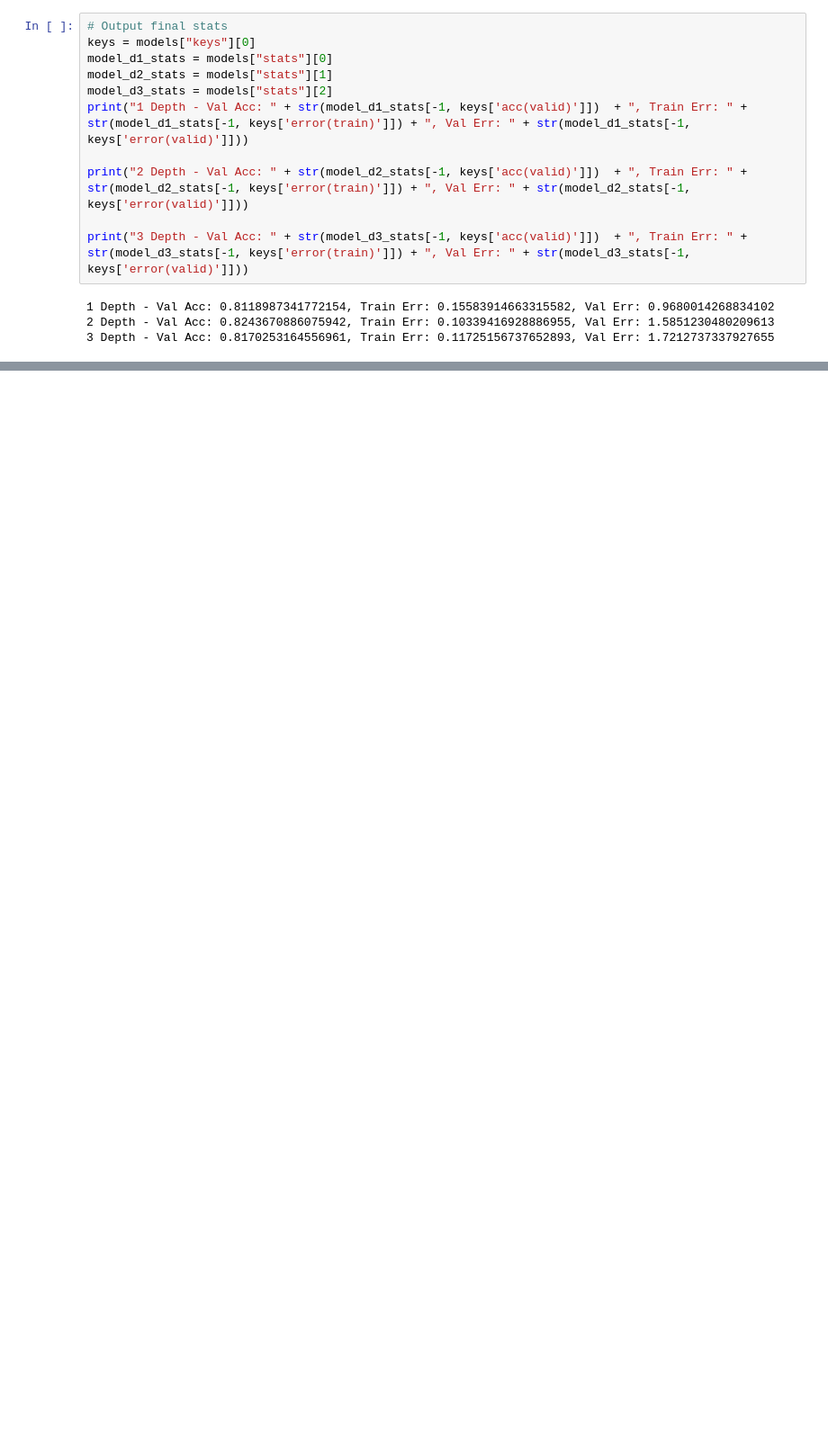
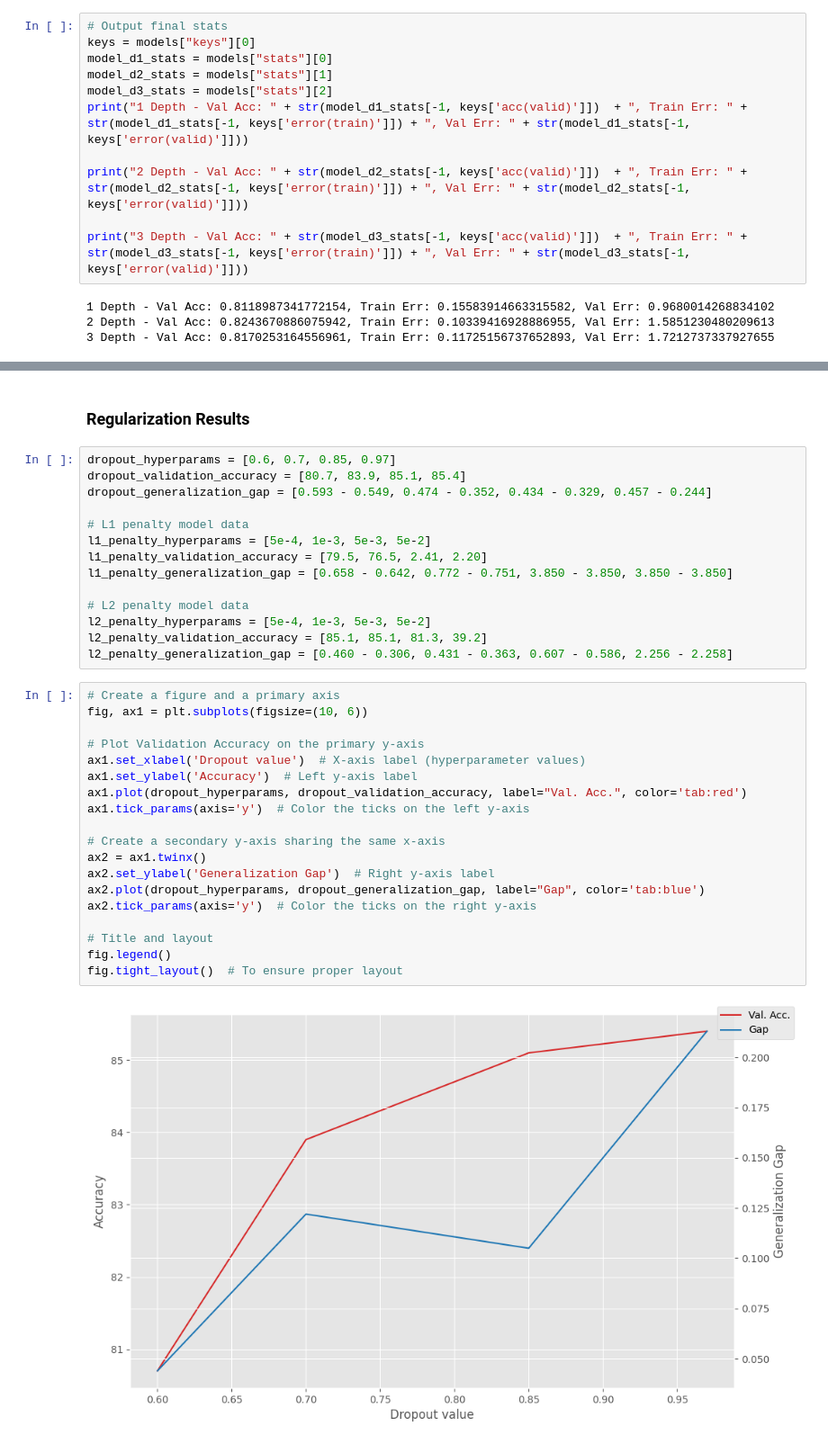
Before and after one commit to Lukas-Jurcaga/mlpractical, a Jupyter notebook: notebooks/Coursework_1.ipynb, the cells around one changed output, grey strips where cells are left out. Shown: that part at 90% size. Saved outputs shown, nothing was run; the diff lists cells and outputs as text; blank space fills up the shorter version.

```diff
--- a/notebooks/Coursework_1.ipynb
+++ b/notebooks/Coursework_1.ipynb
@@ -345,0 +409,37 @@ print("3 Depth - Val Acc: " + str(model_d3_stats[-1, keys['acc(valid)']])  + ",
+# %% [markdown]
+### Regularization Results
+# %%
+dropout_hyperparams = [0.6, 0.7, 0.85, 0.97]
+dropout_validation_accuracy = [80.7, 83.9, 85.1, 85.4]
+dropout_generalization_gap = [0.593 - 0.549, 0.474 - 0.352, 0.434 - 0.329, 0.457 - 0.244]
+
+# L1 penalty model data
+l1_penalty_hyperparams = [5e-4, 1e-3, 5e-3, 5e-2]
+l1_penalty_validation_accuracy = [79.5, 76.5, 2.41, 2.20]
+l1_penalty_generalization_gap = [0.658 - 0.642, 0.772 - 0.751, 3.850 - 3.850, 3.850 - 3.850]
+
+# L2 penalty model data
+l2_penalty_hyperparams = [5e-4, 1e-3, 5e-3, 5e-2]
+l2_penalty_validation_accuracy = [85.1, 85.1, 81.3, 39.2]
+l2_penalty_generalization_gap = [0.460 - 0.306, 0.431 - 0.363, 0.607 - 0.586, 2.256 - 2.258]
+# %%
+# Create a figure and a primary axis
+fig, ax1 = plt.subplots(figsize=(10, 6))
+
+# Plot Validation Accuracy on the primary y-axis
+ax1.set_xlabel('Dropout value')  # X-axis label (hyperparameter values)
+ax1.set_ylabel('Accuracy')  # Left y-axis label
+ax1.plot(dropout_hyperparams, dropout_validation_accuracy, label="Val. Acc.", color='tab:red')
+ax1.tick_params(axis='y')  # Color the ticks on the left y-axis
+
+# Create a secondary y-axis sharing the same x-axis
+ax2 = ax1.twinx()
+ax2.set_ylabel('Generalization Gap')  # Right y-axis label
+ax2.plot(dropout_hyperparams, dropout_generalization_gap, label="Gap", color='tab:blue')
+ax2.tick_params(axis='y')  # Color the ticks on the right y-axis
+
+# Title and layout
+fig.legend()
+fig.tight_layout()  # To ensure proper layout
+# %% [output]
+[figure, added]
```
Also changed, not shown: parts of 25 cells of this notebook, 1 other file.
